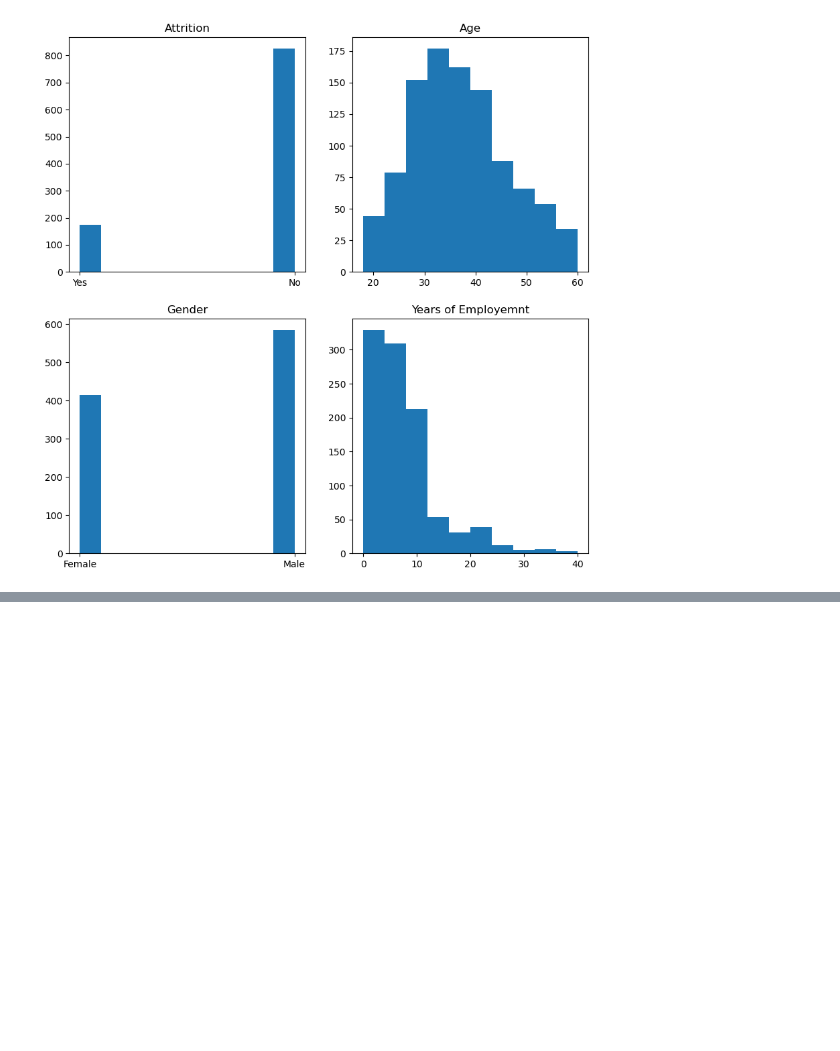
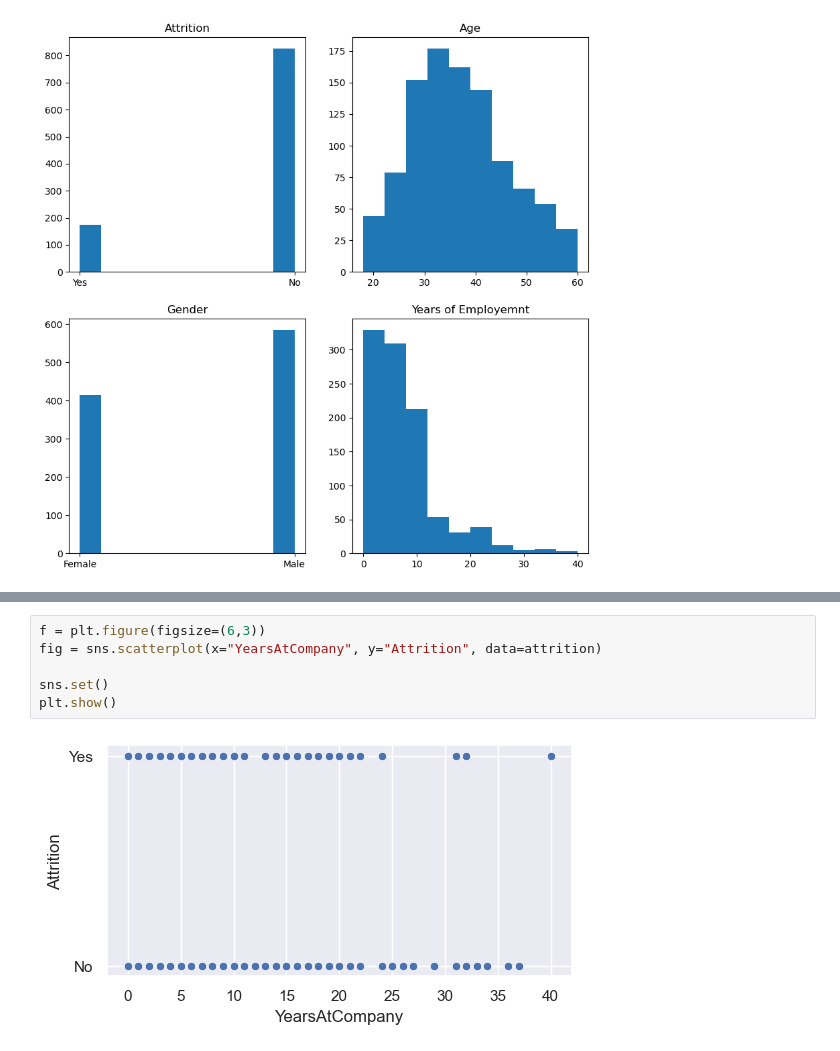
Before and after one commit to SaydsC/PfDAProject1, a Jupyter notebook: Project 1 PfDA.ipynb, the cells around one changed output, grey strips where cells are left out. Cells and saved outputs as stored; diff of their text form; blank space fills up the shorter version.

Commit message:
scatterplots

```diff
--- a/Project 1 PfDA.ipynb
+++ b/Project 1 PfDA.ipynb
@@ -68,0 +86,8 @@ plt.show()
+# %%
+f = plt.figure(figsize=(6,3))
+fig = sns.scatterplot(x="YearsAtCompany", y="Attrition", data=attrition)
+
+sns.set()
+plt.show()
+# %% [output]
+[figure, added]
```
Also changed, not shown: parts of 5 cells of this notebook.
